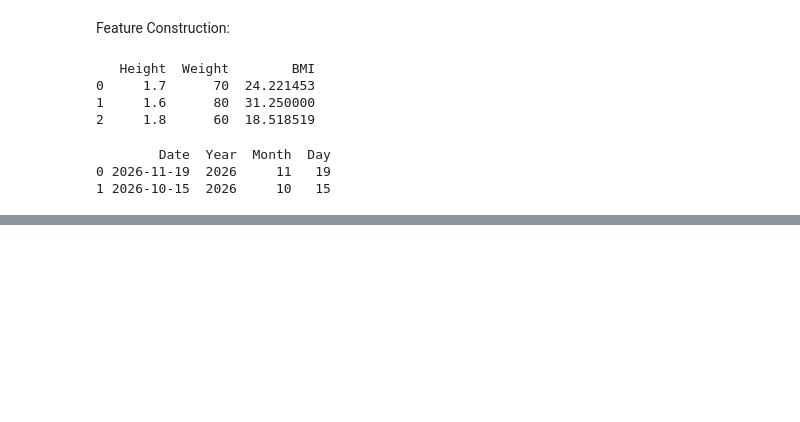
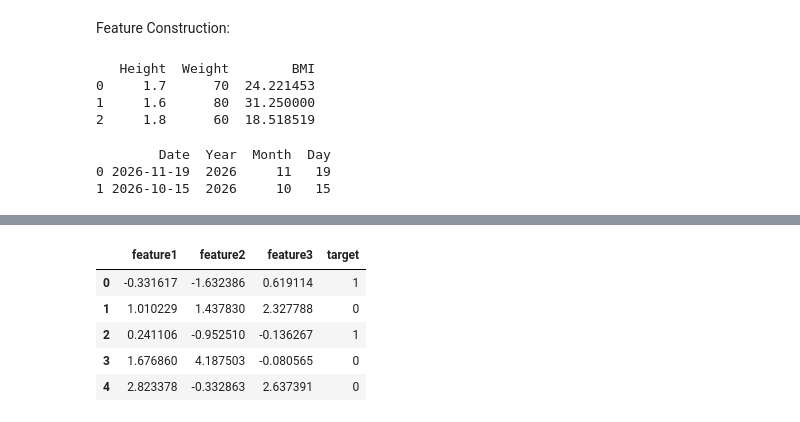
Before and after one commit to suryashekharsasmal/My-ML-concept, a Jupyter notebook: Machin_lerning.ipynb, the cells around one changed output, grey strips where cells are left out. Cells and saved outputs as stored; diff of their text form; code cells hidden in the pictures; blank space fills up the shorter version.

```diff
--- a/Machin_lerning.ipynb
+++ b/Machin_lerning.ipynb
@@ -2078,0 +2081,33 @@ print(df)
+# %%
+import numpy as np
+import pandas as pd
+
+np.random.seed(23)
+
+mu_vec1 = np.array([0, 0, 0])
+cov_mat1 = np.array([[1, 0, 0],
+                     [0, 1, 0],
+                     [0, 0, 1]])
+
+class1_sample = np.random.multivariate_normal(mu_vec1, cov_mat1, 20)
+
+df = pd.DataFrame(class1_sample, columns=['feature1', 'feature2', 'feature3'])
+df['target'] = 1
+
+mu_vec2 = np.array([1, 1, 1])
+cov_mat2 = np.array([[1, 0, 0],
+                     [0, 1, 0],
+                     [0, 0, 1]])
+
+class2_sample = np.random.multivariate_normal(mu_vec2, cov_mat2, 20)
+
+df1 = pd.DataFrame(class2_sample, columns=['feature1', 'feature2', 'feature3'])
+df1['target'] = 0
+
+# Combine both DataFrames
+df = pd.concat([df, df1], ignore_index=True)
+
+# Shuffle dataset
+df = df.sample(40, random_state=23).reset_index(drop=True)
+
+print(df)
@@ -2078,0 +2132,9 @@ print(df)
+# %%
+df.head()
+# %% [output]
+|  | feature1 | feature2 | feature3 | target |
+| 0 | -0.331617 | -1.632386 | 0.619114 | 1 |
+| 1 | 1.010229 | 1.437830 | 2.327788 | 0 |
+| 2 | 0.241106 | -0.952510 | -0.136267 | 1 |
+| 3 | 1.676860 | 4.187503 | -0.080565 | 0 |
+| 4 | 2.823378 | -0.332863 | 2.637391 | 0 |
```
Also changed, not shown: parts of 11 cells of this notebook.
